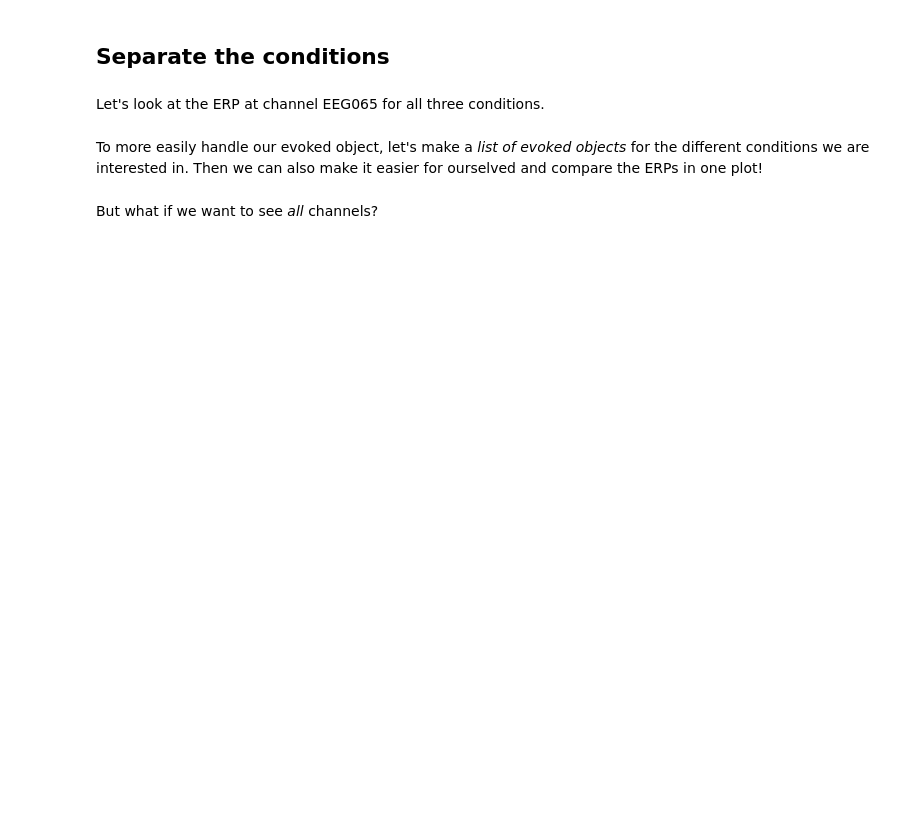
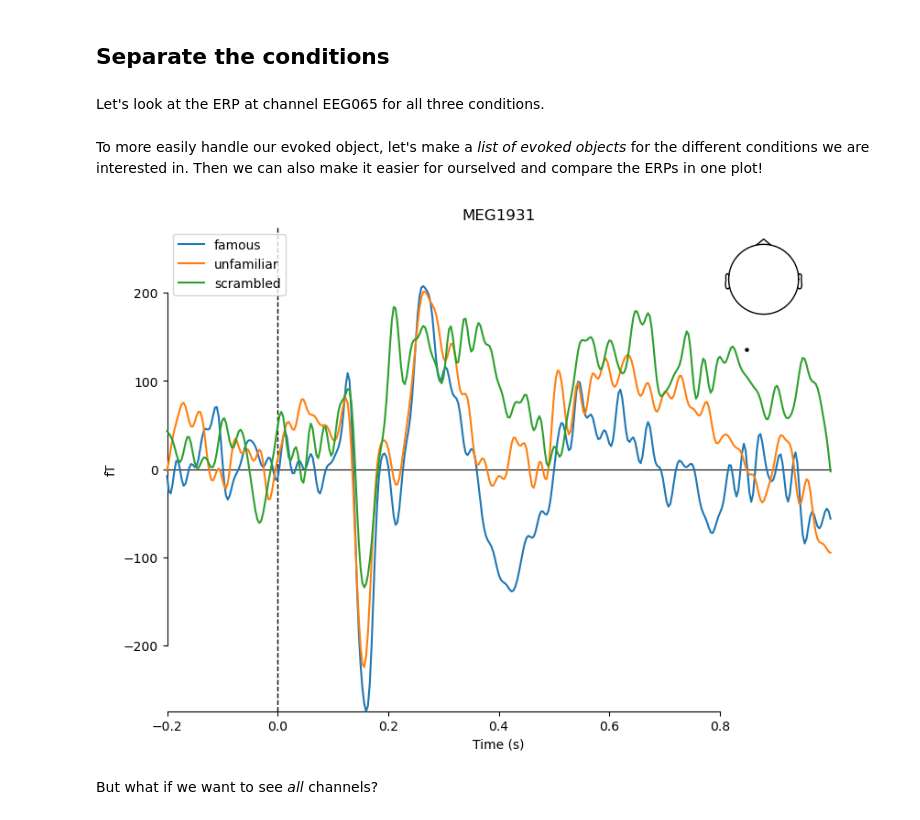
Before and after one commit to wmvanvliet/mne-course, a Jupyter notebook: 2-sensor-level.ipynb, the cells around one changed output. Cells and saved outputs as stored; diff of their text form; code cells hidden in the pictures; blank space fills up the shorter version.

```diff
--- a/2-sensor-level.ipynb
+++ b/2-sensor-level.ipynb
@@ -189,7 +212,9 @@ for k, cond in enumerate(conditions):
     evoked.comment = cond  # we want to update the name of the condition for plotting
     evokeds_list.append(evoked)
 # %%
-mne.viz.plot_compare_evokeds(evokeds_list, picks='EEG065');
+mne.viz.plot_compare_evokeds(evokeds_list, picks='MEG1931');
+# %% [output]
+[figure, added]
 # %% [markdown]
 But what if we want to see _all_ channels?
 # %%
```
Also changed, not shown: parts of 18 cells of this notebook, 6 other files.
